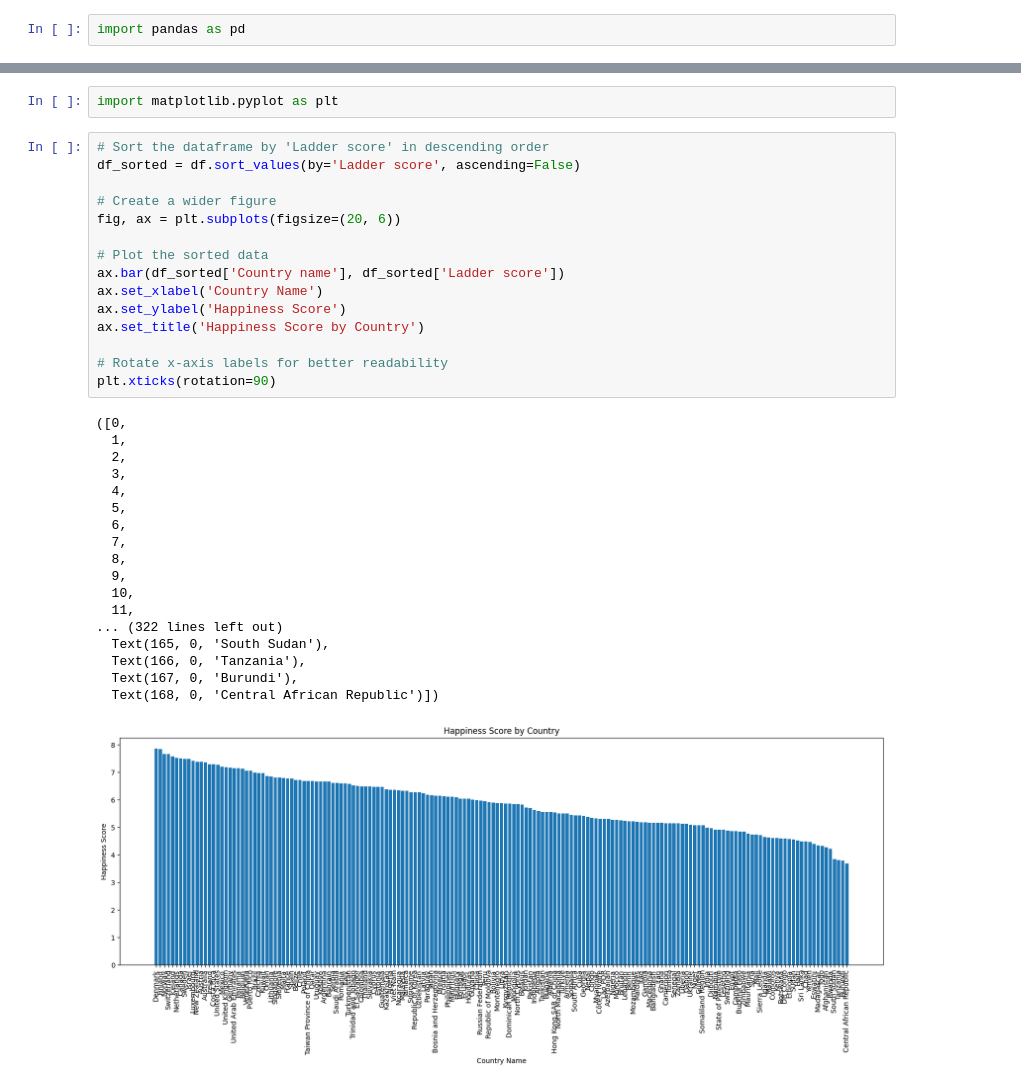
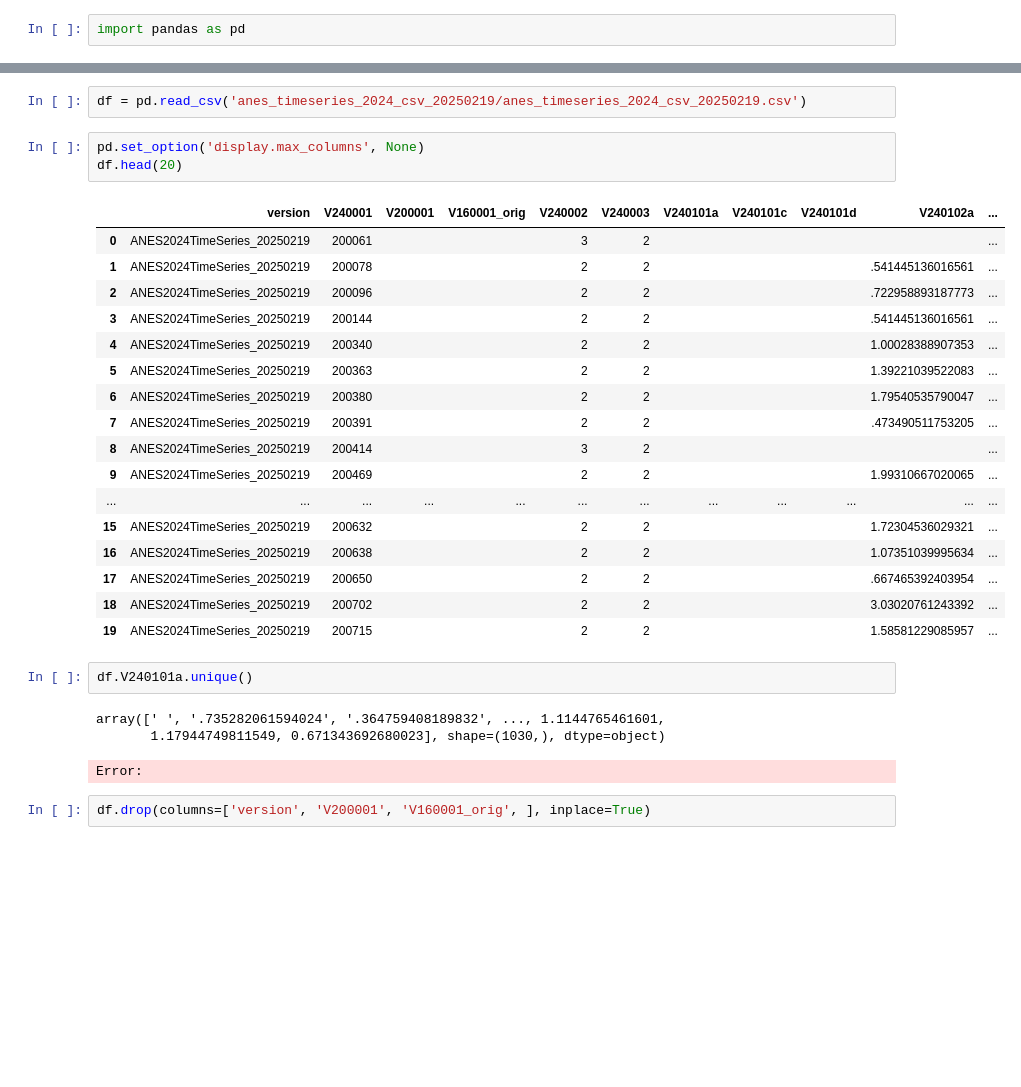
Before and after one commit to Timson1235/clouddocker, a Jupyter notebook: math/portfolio_project/main.ipynb, the cells around one changed output, grey strips where cells are left out. Cells and saved outputs as stored; diff of their text form; blank space fills up the shorter version.

```diff
--- a/math/portfolio_project/main.ipynb
+++ b/math/portfolio_project/main.ipynb
@@ -52,36 +3,31 @@ memory usage: 215.5+ KB
-# %%
-import matplotlib.pyplot as plt
-# %%
-# Sort the dataframe by 'Ladder score' in descending order
-df_sorted = df.sort_values(by='Ladder score', ascending=False)
-
-# Create a wider figure
-fig, ax = plt.subplots(figsize=(20, 6))
-
-# Plot the sorted data
-ax.bar(df_sorted['Country name'], df_sorted['Ladder score'])
-ax.set_xlabel('Country Name')
-ax.set_ylabel('Happiness Score')
-ax.set_title('Happiness Score by Country')
-
-# Rotate x-axis labels for better readability
-plt.xticks(rotation=90)
-# %% [output]
-([0,
-  1,
-  2,
-  3,
-  4,
-  5,
-  6,
-  7,
-  8,
-  9,
-  10,
-  11,
-... (322 lines left out)
-  Text(165, 0, 'South Sudan'),
-  Text(166, 0, 'Tanzania'),
-  Text(167, 0, 'Burundi'),
-  Text(168, 0, 'Central African Republic')])
-[figure, removed]
+# %%
+df = pd.read_csv('anes_timeseries_2024_csv_20250219/anes_timeseries_2024_csv_20250219.csv')
+# %%
+pd.set_option('display.max_columns', None)
+df.head(20)
+# %% [output]
+|  | version | V240001 | V200001 | V160001_orig | V240002 | V240003 | V240101a | V240101c | V240101d | V240102a | ... |
+| 0 | ANES2024TimeSeries_20250219 | 200061 |  |  | 3 | 2 |  |  |  |  | ... |
+| 1 | ANES2024TimeSeries_20250219 | 200078 |  |  | 2 | 2 |  |  |  | .541445136016561 | ... |
+| 2 | ANES2024TimeSeries_20250219 | 200096 |  |  | 2 | 2 |  |  |  | .722958893187773 | ... |
+| 3 | ANES2024TimeSeries_20250219 | 200144 |  |  | 2 | 2 |  |  |  | .541445136016561 | ... |
+| 4 | ANES2024TimeSeries_20250219 | 200340 |  |  | 2 | 2 |  |  |  | 1.00028388907353 | ... |
+| 5 | ANES2024TimeSeries_20250219 | 200363 |  |  | 2 | 2 |  |  |  | 1.39221039522083 | ... |
+| 6 | ANES2024TimeSeries_20250219 | 200380 |  |  | 2 | 2 |  |  |  | 1.79540535790047 | ... |
+| 7 | ANES2024TimeSeries_20250219 | 200391 |  |  | 2 | 2 |  |  |  | .473490511753205 | ... |
+| 8 | ANES2024TimeSeries_20250219 | 200414 |  |  | 3 | 2 |  |  |  |  | ... |
+| 9 | ANES2024TimeSeries_20250219 | 200469 |  |  | 2 | 2 |  |  |  | 1.99310667020065 | ... |
+| ... | ... | ... | ... | ... | ... | ... | ... | ... | ... | ... | ... |
+| 15 | ANES2024TimeSeries_20250219 | 200632 |  |  | 2 | 2 |  |  |  | 1.72304536029321 | ... |
+| 16 | ANES2024TimeSeries_20250219 | 200638 |  |  | 2 | 2 |  |  |  | 1.07351039995634 | ... |
+| 17 | ANES2024TimeSeries_20250219 | 200650 |  |  | 2 | 2 |  |  |  | .667465392403954 | ... |
+| 18 | ANES2024TimeSeries_20250219 | 200702 |  |  | 2 | 2 |  |  |  | 3.03020761243392 | ... |
+| 19 | ANES2024TimeSeries_20250219 | 200715 |  |  | 2 | 2 |  |  |  | 1.58581229085957 | ... |
+# %%
+df.V240101a.unique()
+# %% [output]
+array([' ', '.735282061594024', '.364759408189832', ..., 1.1144765461601,
+       1.17944749811549, 0.671343692680023], shape=(1030,), dtype=object)
+Error:
+# %%
+df.drop(columns=['version', 'V200001', 'V160001_orig', ], inplace=True)
```
Also changed, not shown: parts of 4 cells of this notebook, 4 other files.
